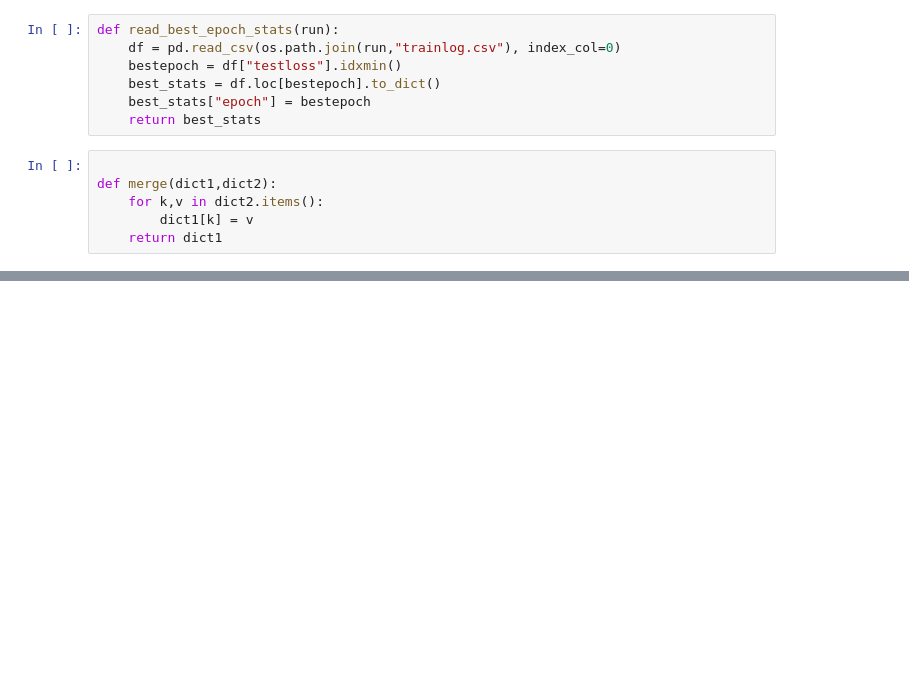
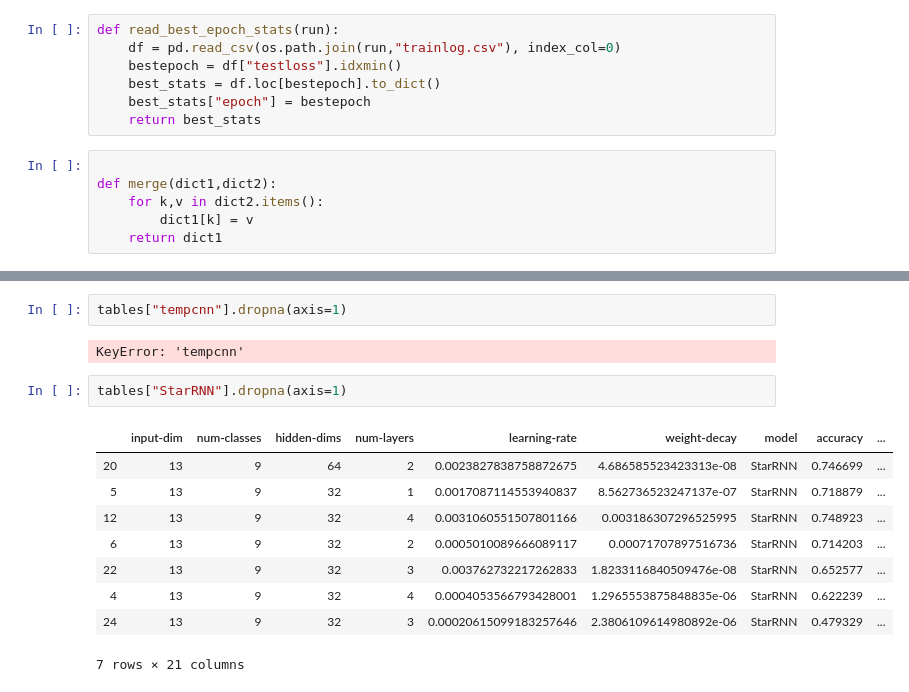
Before and after one commit to dl4sits/BreizhCrops, a Jupyter notebook: notebooks/Hyperparameter.ipynb, the cells around one changed output, grey strips where cells are left out. Cells and saved outputs as stored; diff of their text form; blank space fills up the shorter version.

```diff
--- a/notebooks/Hyperparameter.ipynb
+++ b/notebooks/Hyperparameter.ipynb
@@ -68,0 +110,16 @@ results
+# %%
+tables["tempcnn"].dropna(axis=1)
+# %% [output]
+KeyError: 'tempcnn'
+# %%
+tables["StarRNN"].dropna(axis=1)
+# %% [output]
+|  | input-dim | num-classes | hidden-dims | num-layers | learning-rate | weight-decay | model | accuracy | ... |
+| 20 | 13 | 9 | 64 | 2 | 0.0023827838758872675 | 4.686585523423313e-08 | StarRNN | 0.746699 | ... |
+| 5 | 13 | 9 | 32 | 1 | 0.0017087114553940837 | 8.562736523247137e-07 | StarRNN | 0.718879 | ... |
+| 12 | 13 | 9 | 32 | 4 | 0.0031060551507801166 | 0.003186307296525995 | StarRNN | 0.748923 | ... |
+| 6 | 13 | 9 | 32 | 2 | 0.0005010089666089117 | 0.00071707897516736 | StarRNN | 0.714203 | ... |
+| 22 | 13 | 9 | 32 | 3 | 0.003762732217262833 | 1.8233116840509476e-08 | StarRNN | 0.652577 | ... |
+| 4 | 13 | 9 | 32 | 4 | 0.0004053566793428001 | 1.2965553875848835e-06 | StarRNN | 0.622239 | ... |
+| 24 | 13 | 9 | 32 | 3 | 0.00020615099183257646 | 2.3806109614980892e-06 | StarRNN | 0.479329 | ... |
+7 rows × 21 columns
```
Also changed, not shown: parts of 12 cells of this notebook, 1 other file.
